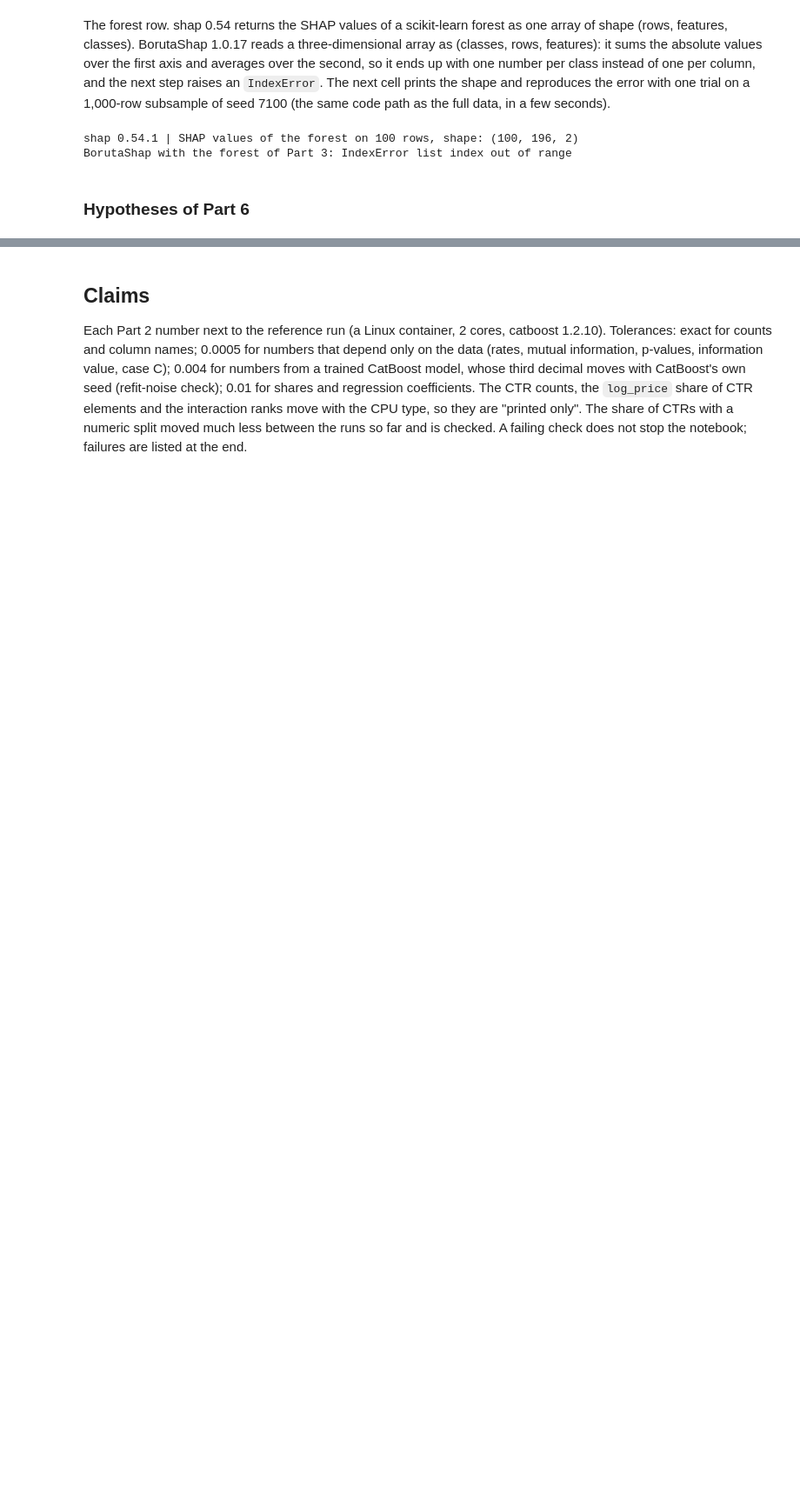
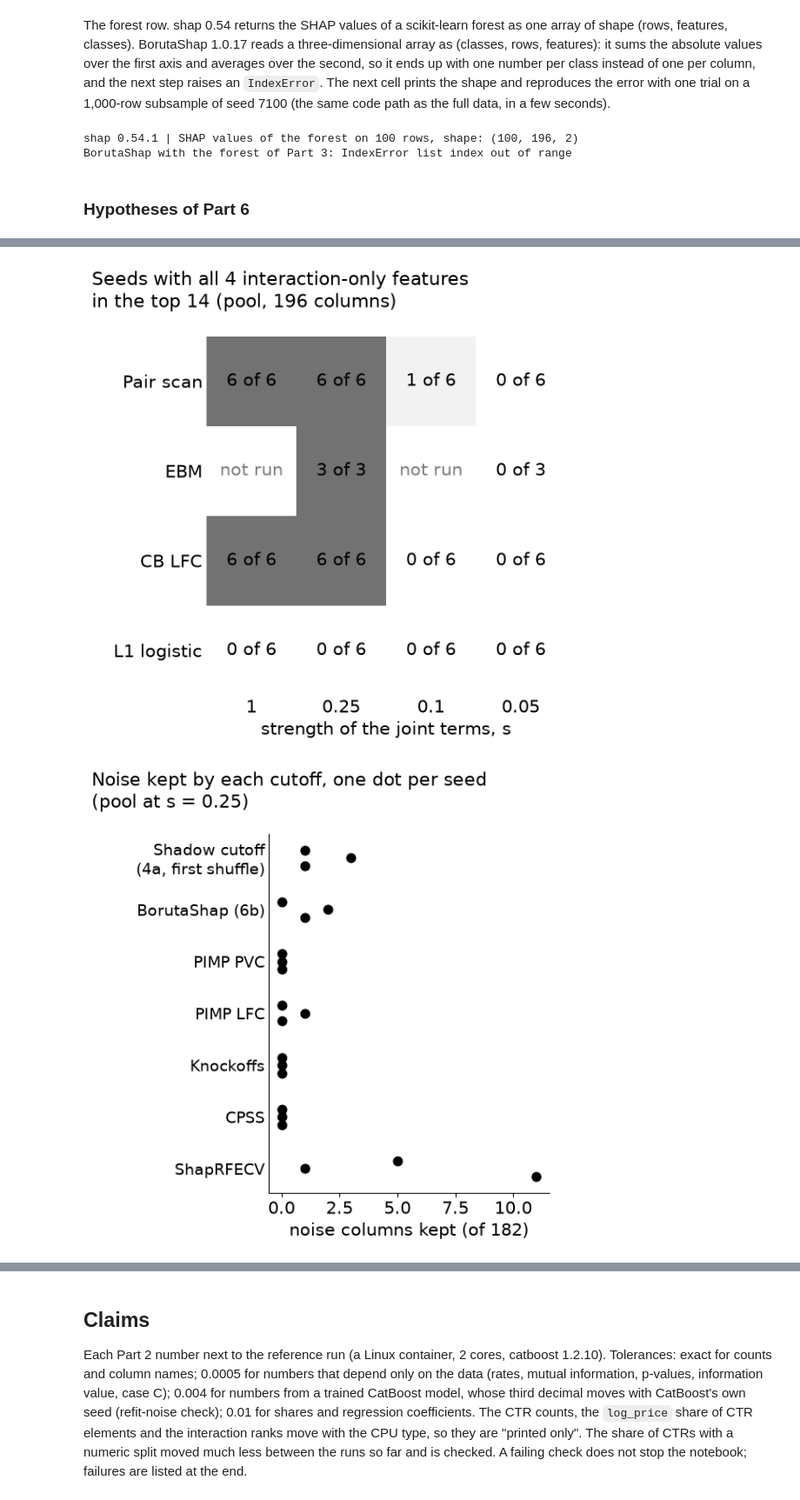
Before and after one commit to firefly1248/demo-notebooks, a Jupyter notebook: notebooks/feature_selection/standalone_tests_feature_selection.ipynb, the cells around one changed output, grey strips where cells are left out. Shown at 87% size. Cells and saved outputs as stored; diff of their text form; code cells hidden in the pictures; blank space fills up the shorter version.

Commit message:
Add Part 7 (pair scans, cutoffs with a stated error) to standalone_tests_feature_selection; full rerun

```diff
--- a/notebooks/feature_selection/standalone_tests_feature_selection.ipynb
+++ b/notebooks/feature_selection/standalone_tests_feature_selection.ipynb
@@ -3334,17 +3363,19 @@ if QUICK:
 else:
     import shap
 
-    d = pool_split(P6B_SEEDS.start, P5_S)
-    rf = make_rf(P6B_SEEDS.start).fit(d.Xtr, d.ytr)
+    df6, y6, _ = gen_pool(P6B_SEEDS.start, P5_S)
+    sub = df6.sample(1_000, random_state=P6B_SEEDS.start)
+    rf = make_rf(P6B_SEEDS.start).fit(sub, y6[sub.index])
     print("shap", shap.__version__, "| SHAP values of the forest on 100 rows, shape:",
           np.array(shap.TreeExplainer(rf, feature_perturbation="tree_path_dependent", approximate=True)
-                   .shap_values(d.Xte[:100])).shape)
-    sub = d.df.sample(1_000, random_state=P6B_SEEDS.start)
+                   .shap_values(sub[:100])).shape)
     try:
         BorutaShap(model=make_rf(P6B_SEEDS.start), importance_measure="shap", classification=True).fit(
-            sub, d.y[sub.index], n_trials=1, random_state=P6B_SEEDS.start, verbose=False)
+            sub, y6[sub.index], n_trials=1, random_state=P6B_SEEDS.start, verbose=False)
     except IndexError as e:
         print("BorutaShap with the forest of Part 3:", type(e).__name__, e)
+    else:
+        print("BorutaShap with the forest of Part 3 ran without an error")
 # %% [output]
 shap 0.54.1 | SHAP values of the forest on 100 rows, shape: (100, 196, 2)
 BorutaShap with the forest of Part 3: IndexError list index out of range
@@ -3355,7 +3386,7 @@ if QUICK:
     print("Skipped in QUICK mode.")
 else:
     lines6 = []
-    chance_max = int(stats.binom.ppf(0.95, 3 * len(P6A_CV.query("score == 'VIP'")), 14 / POOL_COLS))
+    chance_max = int(stats.binom.ppf(0.95, 3 * len(POOL2_SEEDS) * len(POOL2_STRENGTHS), 14 / POOL_COLS))
     ok25, txt25, ok26, txt26 = [], [], [], []
     for score, g in P6A_CV.groupby("score", sort=False):
         city_in = int((g["rank city"] <= 14).sum())
@@ -3369,7 +3400,7 @@ else:
     lines6.append(("H25", verdict(ok25), "; ".join(txt25)))
     lines6.append(("H26", verdict(ok26), "; ".join(txt26)))
     t_rank = P4A[(P4A.s == P5_S) & (P4A.method == "CB LFC")].seconds.median()
-    t_step = CUT4A[(CUT4A.s == P5_S) & (CUT4A.rule == "Shadow (CB LFC)")].seconds.median()
+    t_step = SHADOW_S.seconds.median()
     bar27 = 5 * (t_rank + 3 * t_step)
     ok27 = [r.interaction_only == 4 and r.noise <= 5 and r.seconds >= bar27 for r in BS6.itertuples()]
     lines6.append(("H27", verdict(ok27),
@@ -3391,0 +3824,38 @@ Part 6 time per block, minutes: {'Part 6a': 2.0, 'Part 6b': 8.5}
+# %%
+if QUICK:
+    print("Skipped in QUICK mode.")
+else:
+    fig, ax = plt.subplots(figsize=(6, 6))
+    share = (PASSED["sum"] / PASSED["count"]).unstack("s").reindex(index=METHODS7A, columns=list(P7A_S))
+    ax.imshow(share.to_numpy(dtype=float), cmap="Greys", vmin=0, vmax=1.6)
+    for i, m in enumerate(METHODS7A):
+        for j, s in enumerate(P7A_S):
+            k, n = PASSED.loc[(m, s)]
+            ax.text(j, i, "not run" if np.isnan(n) else f"{k:.0f} of {n:.0f}", ha="center", va="center", fontsize=15,
+                    color="0.5" if np.isnan(n) else "black")
+    ax.set_xticks(range(len(P7A_S)), [f"{s:g}" for s in P7A_S])
+    ax.set_yticks(range(len(METHODS7A)), METHODS7A)
+    ax.tick_params(length=0)
+    ax.spines[:].set_visible(False)
+    ax.set_xlabel("strength of the joint terms, s")
+    fig.suptitle("Seeds with all 4 interaction-only features\nin the top 14 (pool, 196 columns)", x=0.02, ha="left", fontsize=16)
+    fig.subplots_adjust(left=0.25, right=0.97, top=0.85, bottom=0.12)
+    fig.savefig("standalone_tests_pair_scan.png")
+    plt.show()
+
+    fig, ax = plt.subplots(figsize=(6, 6))
+    rules = RULES7[5:] + RULES7[:5]
+    for i, r in enumerate(rules):
+        v = ref7[ref7.rule == r].noise.to_numpy()
+        ax.scatter(v, i + 0.15 * (np.arange(len(v)) - 1), s=60, color="black")   # seeds 7100 to 7102, top to bottom
+    ax.set_yticks(range(len(rules)), [r.replace(" (4a, first shuffle)", "\n(4a, first shuffle)") for r in rules], fontsize=14)
+    ax.invert_yaxis()
+    ax.tick_params(axis="y", length=0)
+    ax.set_xlabel("noise columns kept (of 182)")
+    fig.suptitle("Noise kept by each cutoff, one dot per seed\n(pool at s = 0.25)", x=0.02, ha="left", fontsize=16)
+    fig.subplots_adjust(left=0.38, right=0.95, top=0.85, bottom=0.12)
+    fig.savefig("standalone_tests_cutoffs.png")
+    plt.show()
+# %% [output]
+[figure, added]
+[figure, added]
```
Also changed, not shown: parts of 30 cells of this notebook, 3 other files.
